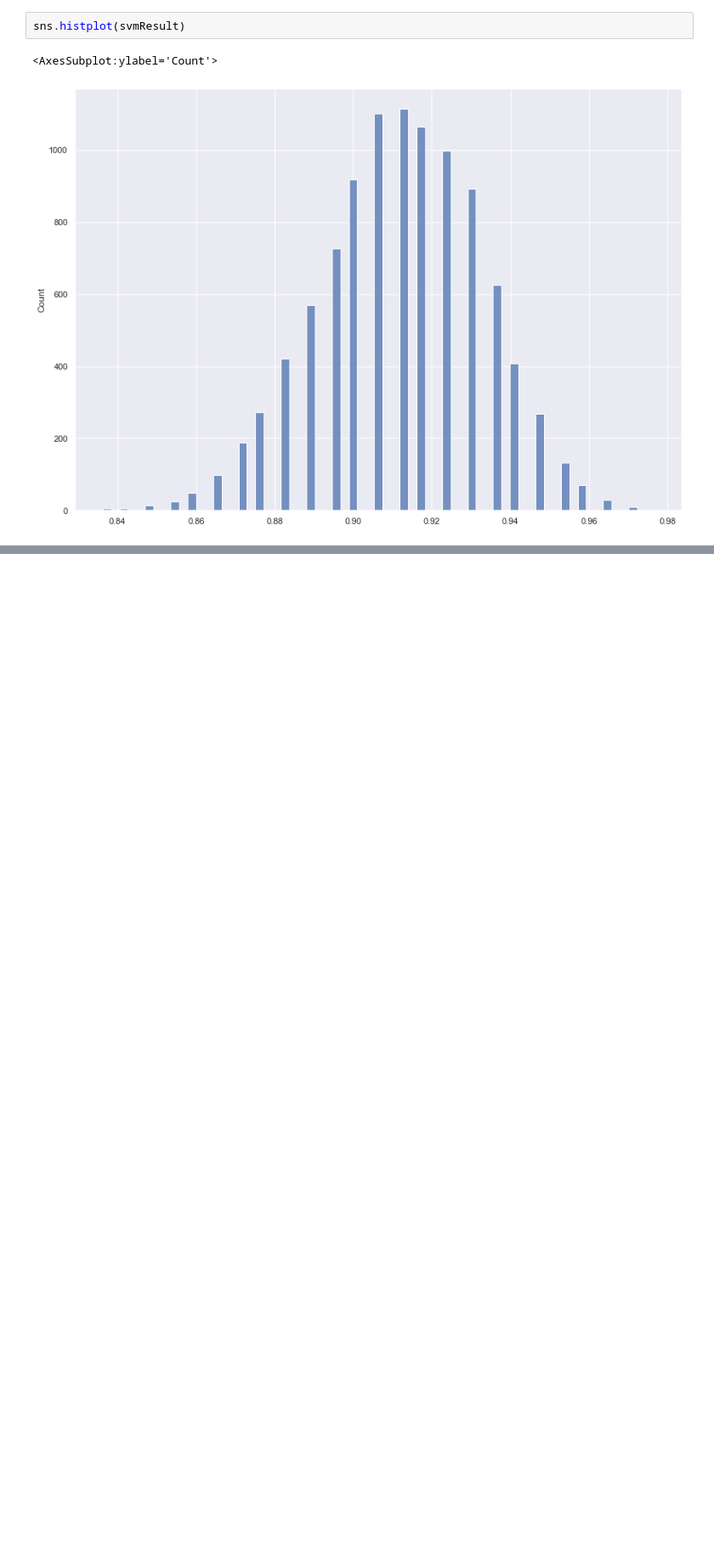
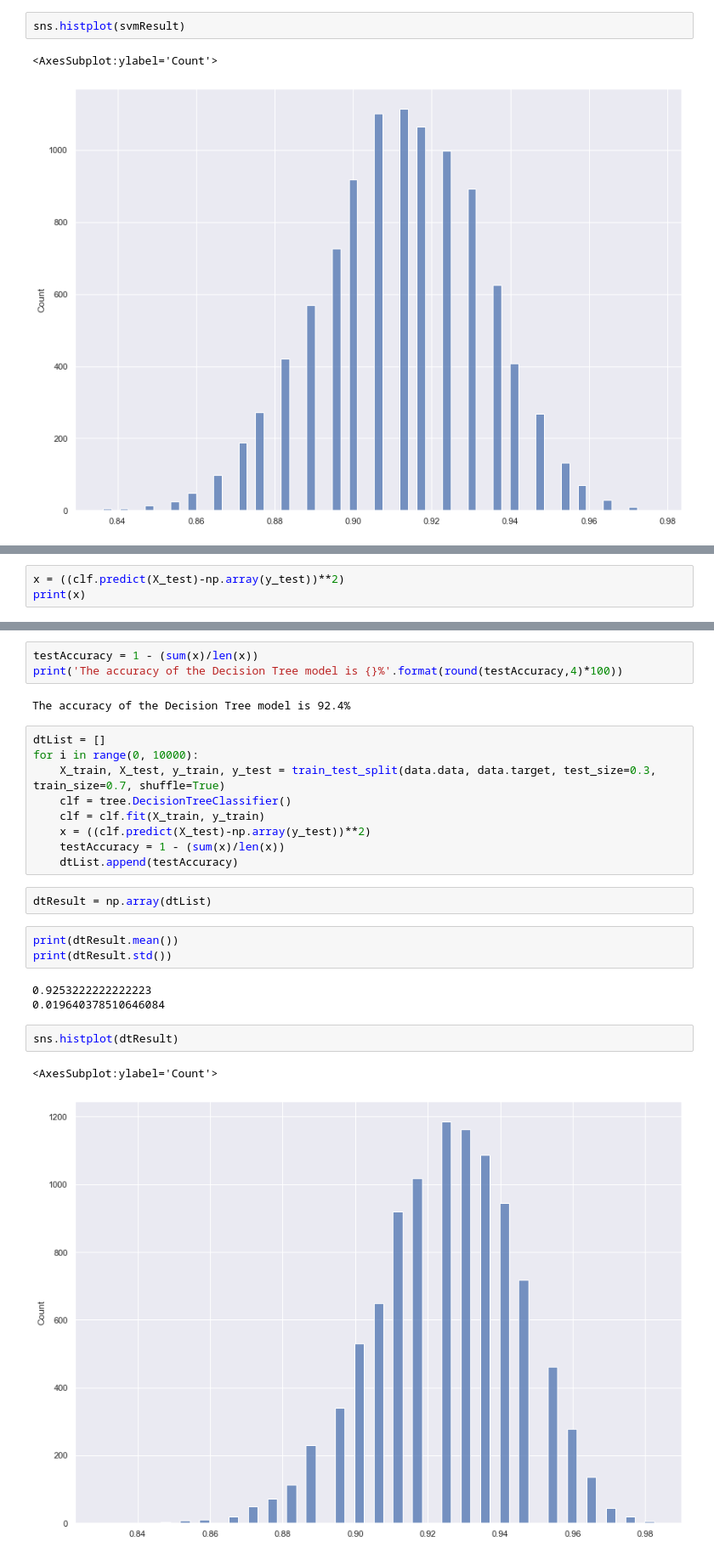
Before and after one commit to dreapadoir/PfDA_Project2, a Jupyter notebook: Project 2.ipynb, the cells around one changed output, grey strips where cells are left out. Shown at 85% size. Saved outputs shown, nothing was run; the diff lists cells and outputs as text; blank space fills up the shorter version.

Commit message:
added Decision Tree section

```diff
--- a/Project 2.ipynb
+++ b/Project 2.ipynb
@@ -320,0 +338,3 @@ sns.histplot(svmResult)
+# %%
+x = ((clf.predict(X_test)-np.array(y_test))**2)
+print(x)
@@ -320,0 +353,27 @@ sns.histplot(svmResult)
+# %%
+testAccuracy = 1 - (sum(x)/len(x))
+print('The accuracy of the Decision Tree model is {}%'.format(round(testAccuracy,4)*100))
+# %% [output]
+The accuracy of the Decision Tree model is 92.4%
+# %%
+dtList = []
+for i in range(0, 10000):
+    X_train, X_test, y_train, y_test = train_test_split(data.data, data.target, test_size=0.3, train_size=0.7, shuffle=True)
+    clf = tree.DecisionTreeClassifier()
+    clf = clf.fit(X_train, y_train)
+    x = ((clf.predict(X_test)-np.array(y_test))**2)
+    testAccuracy = 1 - (sum(x)/len(x))
+    dtList.append(testAccuracy)
+# %%
+dtResult = np.array(dtList)
+# %%
+print(dtResult.mean())
+print(dtResult.std())
+# %% [output]
+0.9253222222222223
+0.019640378510646084
+# %%
+sns.histplot(dtResult)
+# %% [output]
+<AxesSubplot:ylabel='Count'>
+[figure, added]
```
Also changed, not shown: parts of 7 cells of this notebook, 1 other file.
